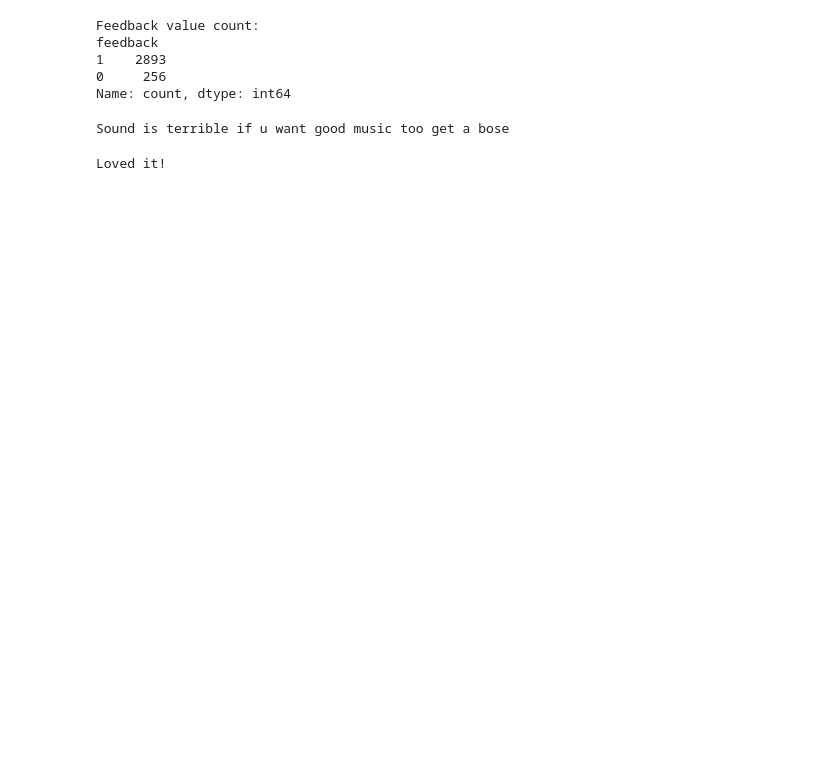
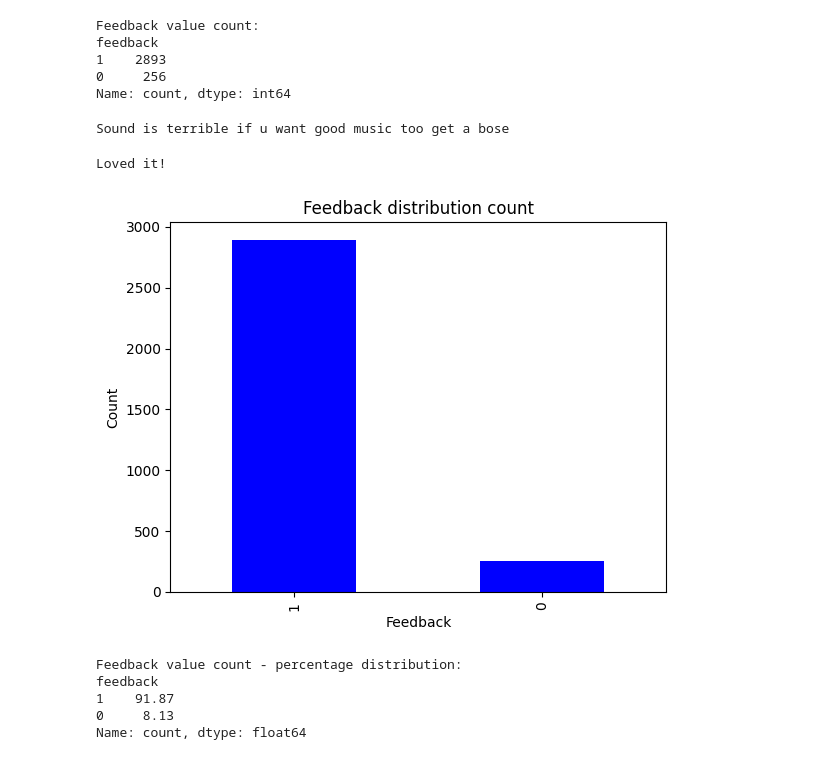
Before and after one commit to parimalakettymuthu/NaturalLanguageProcessing, a Jupyter notebook: sentiment_analysis_nltk_product_reviews.ipynb, the cells around one changed output. Drawn from its saved outputs; the diff is of its cells as text; code cells hidden in the pictures; blank space fills up the shorter version.

```diff
--- a/sentiment_analysis_nltk_product_reviews.ipynb
+++ b/sentiment_analysis_nltk_product_reviews.ipynb
@@ -181,3 +178,20 @@ amazon_review_1 = amazon_alexa_df[amazon_alexa_df['feedback']==1].iloc[1]['verif
 print(amazon_review_1)
 # %% [output]
 Loved it!
+# %%
+amazon_alexa_df['feedback'].value_counts().plot.bar(color = 'blue')
+plt.title('Feedback distribution count')
+plt.xlabel('Feedback')
+plt.ylabel('Count')
+plt.show()
+# %% [output]
+[figure, added]
+# %%
+#Find percentage distribution
+print(f"Feedback value count - percentage distribution: \n{round(amazon_alexa_df['feedback'].value_counts()/amazon_alexa_df.shape[0]*100,2)}")
+# %% [output]
+Feedback value count - percentage distribution:
+feedback
+1    91.87
+0     8.13
+Name: count, dtype: float64
```
Also changed, not shown: parts of 10 cells of this notebook.
